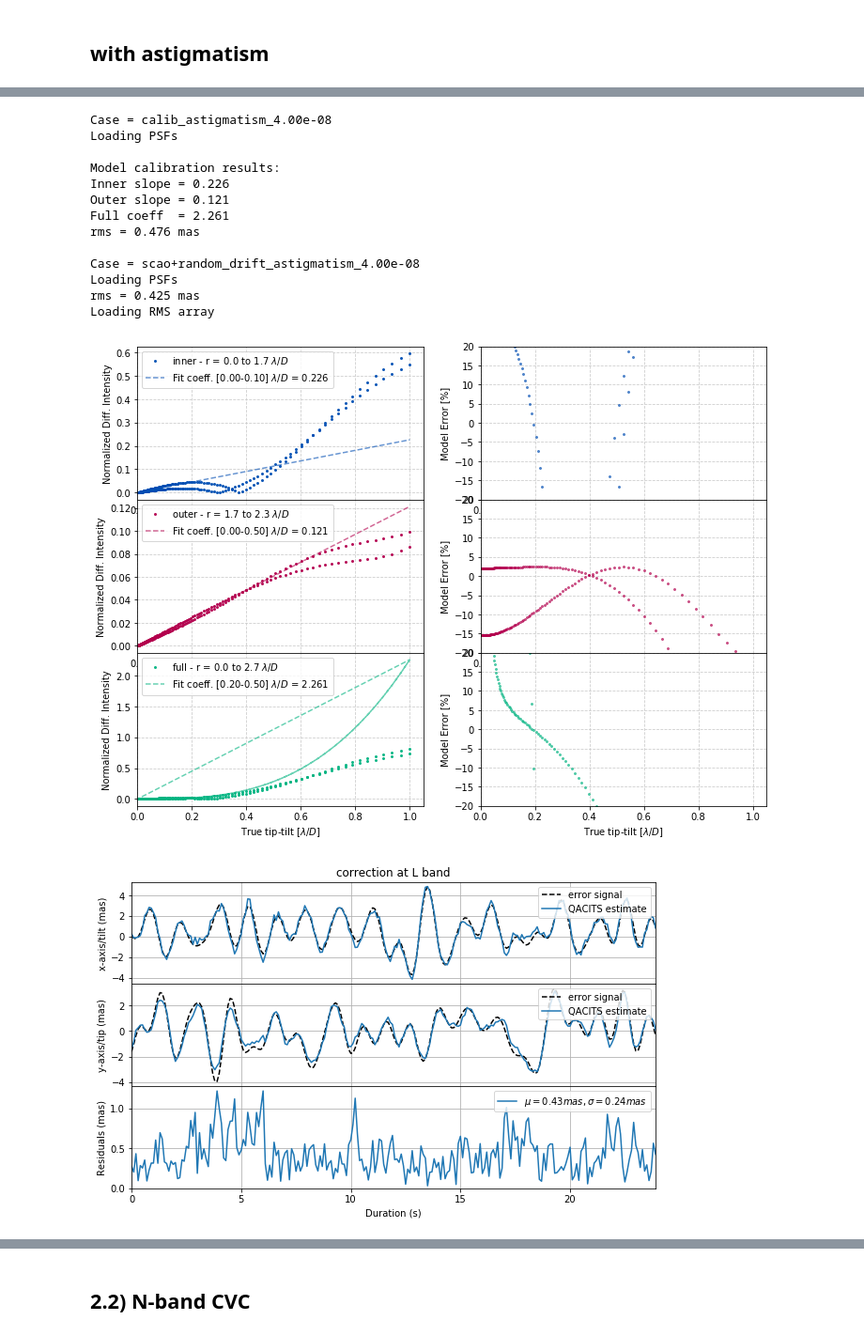
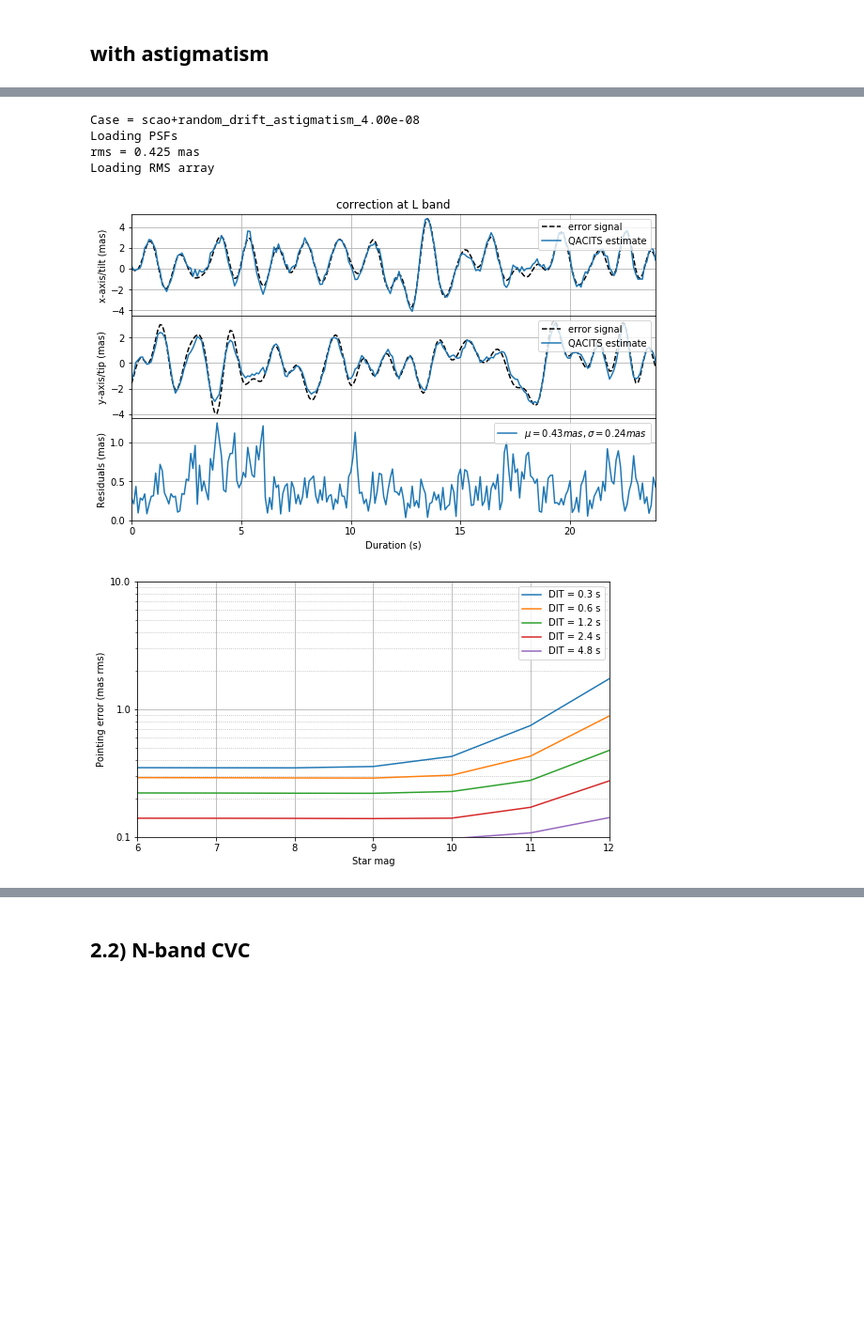
Before and after one commit to vortex-exoplanet/QACITS, a Jupyter notebook: notebooks/qacits_100ms.ipynb, the cells around one changed output, grey strips where cells are left out. Shown at 94% size. Cells and saved outputs as stored; diff of their text form; code cells hidden in the pictures; blank space fills up the shorter version.

```diff
--- a/notebooks/qacits_100ms.ipynb
+++ b/notebooks/qacits_100ms.ipynb
@@ -471,9 +471,7 @@ Loading RMS array
 ## with astigmatism
 # %%
 astigmatism = 30e-9
-conf, psf, psfs, tt_lamD = create_psfs(band, mode, ls_params, pupil_shape, 'calib', astigmatism=astigmatism)
-L_CVC_params, _, _ = plot_point_err(conf, psf, psfs, tt_lamD, show_fig=False)
-conf, psf, psfs, tt_lamD = create_psfs(band, mode, ls_params, pupil_shape, 'scao+random_drift', astigmatism=astigmatism)
+conf, psf, psfs, tt_lamD = create_psfs(band, mode, ls_params, pupil_shape, case, astigmatism=astigmatism)
 plot_point_err(conf, psf, psfs, tt_lamD, qacits_params=L_CVC_params, show_fig=True);
 rms_arr = rms_mag(L_CVC_params, conf, psf, psfs, tt_lamD, rmags[band])
 plot_rms_mag(rms_arr, rmags[band])
@@ -497,24 +485,13 @@ Loading RMS array
 # %%
 astigmatism = 40e-9
-conf, psf, psfs, tt_lamD = create_psfs(band, mode, ls_params, pupil_shape, 'calib', astigmatism=astigmatism)
-L_CVC_params, _, _ = plot_point_err(conf, psf, psfs, tt_lamD, show_fig=False)
-conf, psf, psfs, tt_lamD = create_psfs(band, mode, ls_params, pupil_shape, 'scao+random_drift', astigmatism=astigmatism)
+conf, psf, psfs, tt_lamD = create_psfs(band, mode, ls_params, pupil_shape, case, astigmatism=astigmatism)
 plot_point_err(conf, psf, psfs, tt_lamD, qacits_params=L_CVC_params, show_fig=True);
 rms_arr = rms_mag(L_CVC_params, conf, psf, psfs, tt_lamD, rmags[band])
 plot_rms_mag(rms_arr, rmags[band])
 # %% [output]
-Case = calib_astigmatism_4.00e-08
-Loading PSFs
-
-Model calibration results:
-Inner slope = 0.226
-Outer slope = 0.121
-Full coeff  = 2.261
-rms = 0.476 mas
-
 Case = scao+random_drift_astigmatism_4.00e-08
 Loading PSFs
 rms = 0.425 mas
 Loading RMS array
-[figure, old version]
+[figure, new version]
-[figure, old version]
+[figure, new version]
```
Also changed, not shown: parts of 8 cells of this notebook.
